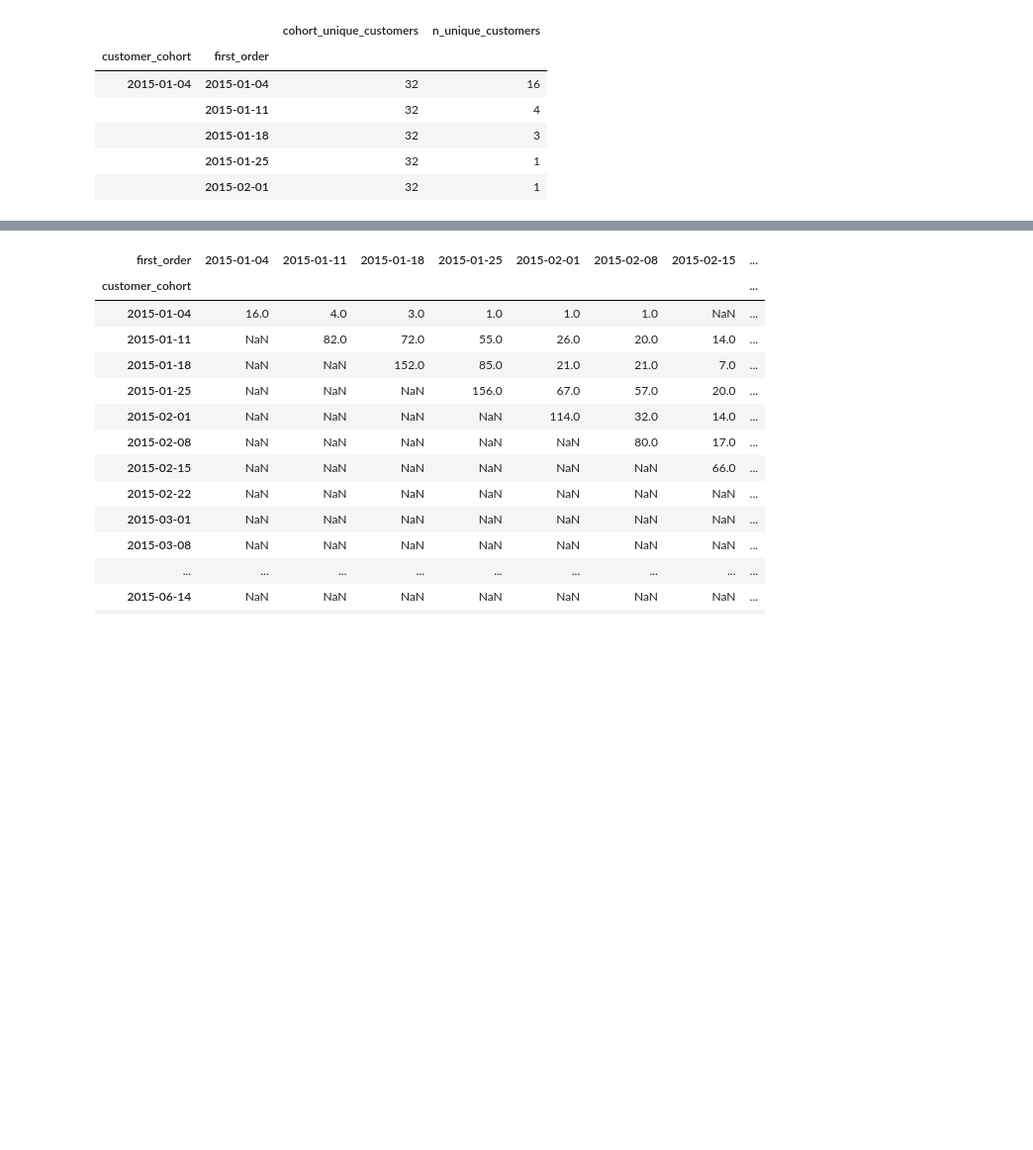
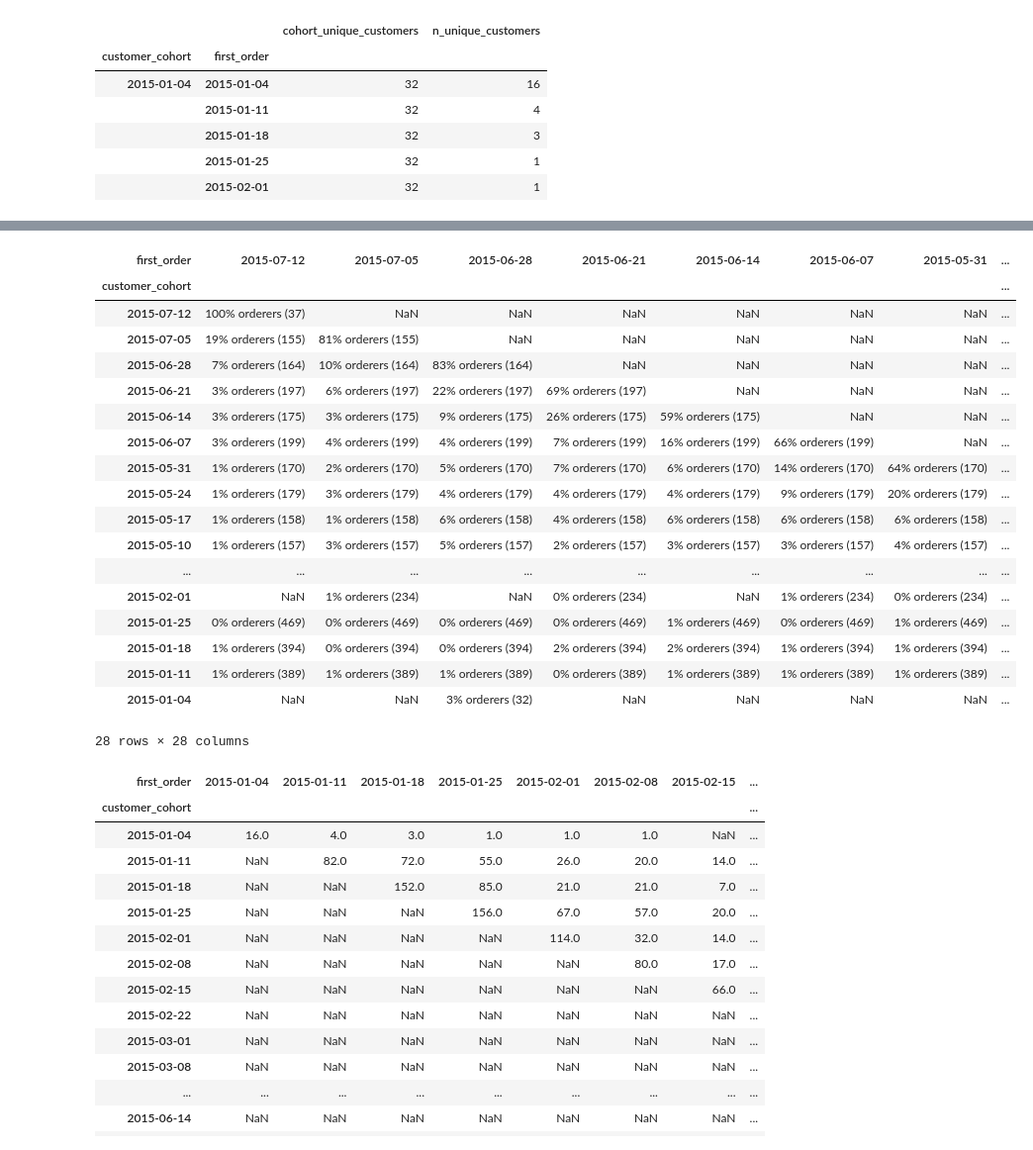
Before and after one commit to bfdykstra/invitae-cohort-analysis, a Jupyter notebook: Invitae.ipynb, the cells around one changed output, grey strips where cells are left out. Shown at 99% size. Saved outputs shown, nothing was run; the diff lists cells and outputs as text; code cells hidden in the pictures; blank space fills up the shorter version.

```diff
--- a/Invitae.ipynb
+++ b/Invitae.ipynb
@@ -100,0 +300,3 @@ n_distinct_customers.head()
+# %%
+n_distinct_customers['percent_customers'] = (n_distinct_customers.n_unique_customers / n_distinct_customers.cohort_unique_customers)
+n_distinct_customers.head()
@@ -100,0 +363,9 @@ n_distinct_customers.head()
+# %%
+def format_func(data):
+    return "{:.0%} orderers ({:.0f})".format(data['percent_customers'], data['cohort_unique_customers'])
+n_distinct_customers['formatted_percent_orders'] = n_distinct_customers.apply(format_func, axis = 1)
+# %%
+distinct_customers_pivot = n_distinct_customers.sort_index(ascending=False).reset_index()
+thing = distinct_customers_pivot.pivot(index='customer_cohort', columns='first_order', values='formatted_percent_orders')
+
+thing.head()
@@ -101,3 +381,26 @@ n_distinct_customers.head()
+# %%
+# thing.reset_index()
+thing.reindex(sorted(thing.columns, reverse=True), axis=1).sort_values(by='customer_cohort', ascending=False)
+# %% [output]
+| first_order | 2015-07-12 | 2015-07-05 | 2015-06-28 | 2015-06-21 | 2015-06-14 | 2015-06-07 | 2015-05-31 | ... |
+| customer_cohort |  |  |  |  |  |  |  | ... |
+| 2015-07-12 | 100% orderers (37) | NaN | NaN | NaN | NaN | NaN | NaN | ... |
+| 2015-07-05 | 19% orderers (155) | 81% orderers (155) | NaN | NaN | NaN | NaN | NaN | ... |
+| 2015-06-28 | 7% orderers (164) | 10% orderers (164) | 83% orderers (164) | NaN | NaN | NaN | NaN | ... |
+| 2015-06-21 | 3% orderers (197) | 6% orderers (197) | 22% orderers (197) | 69% orderers (197) | NaN | NaN | NaN | ... |
+| 2015-06-14 | 3% orderers (175) | 3% orderers (175) | 9% orderers (175) | 26% orderers (175) | 59% orderers (175) | NaN | NaN | ... |
+| 2015-06-07 | 3% orderers (199) | 4% orderers (199) | 4% orderers (199) | 7% orderers (199) | 16% orderers (199) | 66% orderers (199) | NaN | ... |
+| 2015-05-31 | 1% orderers (170) | 2% orderers (170) | 5% orderers (170) | 7% orderers (170) | 6% orderers (170) | 14% orderers (170) | 64% orderers (170) | ... |
+| 2015-05-24 | 1% orderers (179) | 3% orderers (179) | 4% orderers (179) | 4% orderers (179) | 4% orderers (179) | 9% orderers (179) | 20% orderers (179) | ... |
+| 2015-05-17 | 1% orderers (158) | 1% orderers (158) | 6% orderers (158) | 4% orderers (158) | 6% orderers (158) | 6% orderers (158) | 6% orderers (158) | ... |
+| 2015-05-10 | 1% orderers (157) | 3% orderers (157) | 5% orderers (157) | 2% orderers (157) | 3% orderers (157) | 3% orderers (157) | 4% orderers (157) | ... |
+| ... | ... | ... | ... | ... | ... | ... | ... | ... |
+| 2015-02-01 | NaN | 1% orderers (234) | NaN | 0% orderers (234) | NaN | 1% orderers (234) | 0% orderers (234) | ... |
+| 2015-01-25 | 0% orderers (469) | 0% orderers (469) | 0% orderers (469) | 0% orderers (469) | 1% orderers (469) | 0% orderers (469) | 1% orderers (469) | ... |
+| 2015-01-18 | 1% orderers (394) | 0% orderers (394) | 0% orderers (394) | 2% orderers (394) | 2% orderers (394) | 1% orderers (394) | 1% orderers (394) | ... |
+| 2015-01-11 | 1% orderers (389) | 1% orderers (389) | 1% orderers (389) | 0% orderers (389) | 1% orderers (389) | 1% orderers (389) | 1% orderers (389) | ... |
+| 2015-01-04 | NaN | NaN | 3% orderers (32) | NaN | NaN | NaN | NaN | ... |
+28 rows × 28 columns
 # %%
 distinct_customers_pivot = n_distinct_customers.reset_index()
 distinct_customers_pivot = distinct_customers_pivot.sort_values(by='customer_cohort', ascending=False)
```
Also changed, not shown: parts of 45 cells of this notebook, 1 other file.
